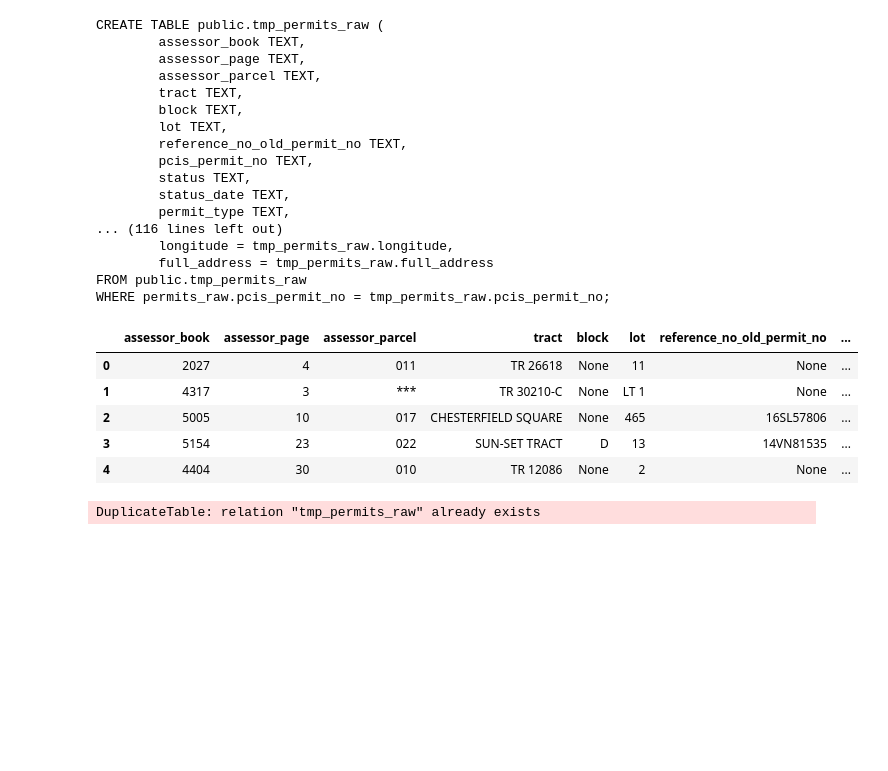
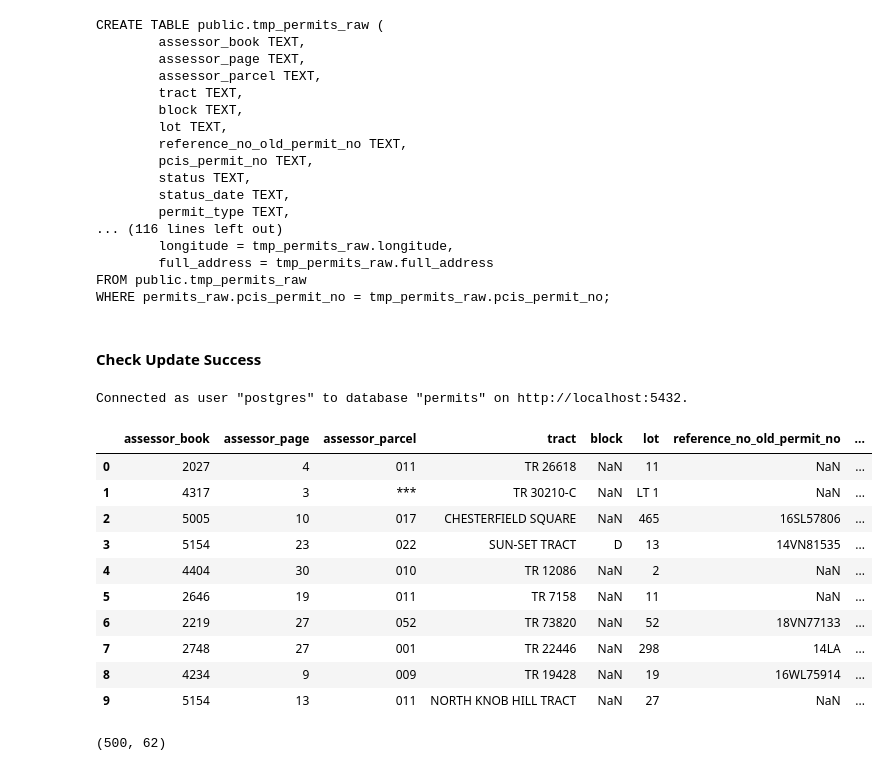
Before and after one commit to chrisammon3000/permits-data, a Jupyter notebook: notebooks/0.2-clean-data.ipynb, the cells around one changed output. Saved outputs shown, nothing was run; the diff lists cells and outputs as text; code cells hidden in the pictures; blank space fills up the shorter version.

```diff
--- a/notebooks/0.2-clean-data.ipynb
+++ b/notebooks/0.2-clean-data.ipynb
@@ -489,9 +486,0 @@ sql = pd.read_sql("SELECT * FROM permits_raw", con=conn)
-# %%
-sql.head()
-# %% [output]
-|  | assessor_book | assessor_page | assessor_parcel | tract | block | lot | reference_no_old_permit_no | ... |
-| 0 | 2027 | 4 | 011 | TR 26618 | None | 11 | None | ... |
-| 1 | 4317 | 3 | *** | TR 30210-C | None | LT 1 | None | ... |
-| 2 | 5005 | 10 | 017 | CHESTERFIELD SQUARE | None | 465 | 16SL57806 | ... |
-| 3 | 5154 | 23 | 022 | SUN-SET TRACT | D | 13 | 14VN81535 | ... |
-| 4 | 4404 | 30 | 010 | TR 12086 | None | 2 | None | ... |
@@ -565,5 +487,34 @@ CREATE TABLE tmp_permits_raw (
-# %%
-cur = conn.cursor()
-cur.execute(query)
-# %% [output]
-DuplicateTable: relation "tmp_permits_raw" already exists
+# %% [markdown]
+#### Check Update Success
+# %%
+# Connect to db
+conn = connect_db()
+
+# Extract partial dataset
+sql = 'SELECT * FROM {} LIMIT 500;'.format(DB_TABLE)
+
+# Columns to parse as dates
+#date_columns = ['status_date', 'issue_date', 'license_expiration_date']
+
+# Fetch data
+data = fetch_data(sql, conn)
+
+# Display
+data.head(10)
+# %% [output]
+Connected as user "postgres" to database "permits" on http://localhost:5432.
+|  | assessor_book | assessor_page | assessor_parcel | tract | block | lot | reference_no_old_permit_no | ... |
+| 0 | 2027 | 4 | 011 | TR 26618 | NaN | 11 | NaN | ... |
+| 1 | 4317 | 3 | *** | TR 30210-C | NaN | LT 1 | NaN | ... |
+| 2 | 5005 | 10 | 017 | CHESTERFIELD SQUARE | NaN | 465 | 16SL57806 | ... |
+| 3 | 5154 | 23 | 022 | SUN-SET TRACT | D | 13 | 14VN81535 | ... |
+| 4 | 4404 | 30 | 010 | TR 12086 | NaN | 2 | NaN | ... |
+| 5 | 2646 | 19 | 011 | TR 7158 | NaN | 11 | NaN | ... |
+| 6 | 2219 | 27 | 052 | TR 73820 | NaN | 52 | 18VN77133 | ... |
+| 7 | 2748 | 27 | 001 | TR 22446 | NaN | 298 | 14LA | ... |
+| 8 | 4234 | 9 | 009 | TR 19428 | NaN | 19 | 16WL75914 | ... |
+| 9 | 5154 | 13 | 011 | NORTH KNOB HILL TRACT | NaN | 27 | NaN | ... |
+# %%
+data.shape
+# %% [output]
+(500, 62)
```
Also changed, not shown: parts of 7 cells of this notebook.
